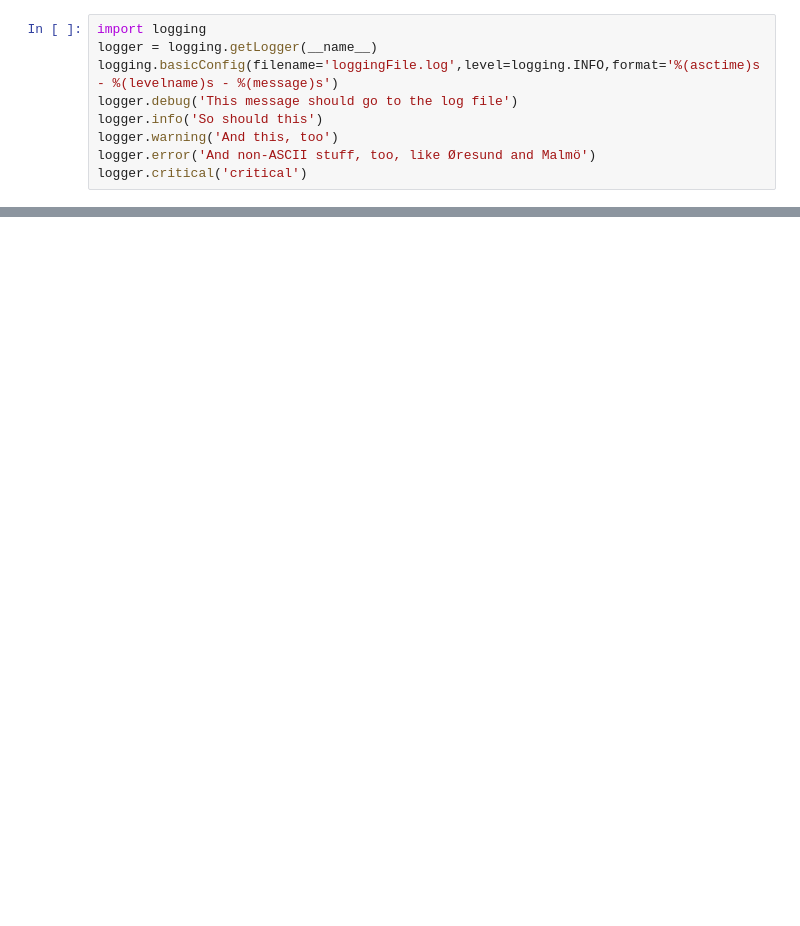
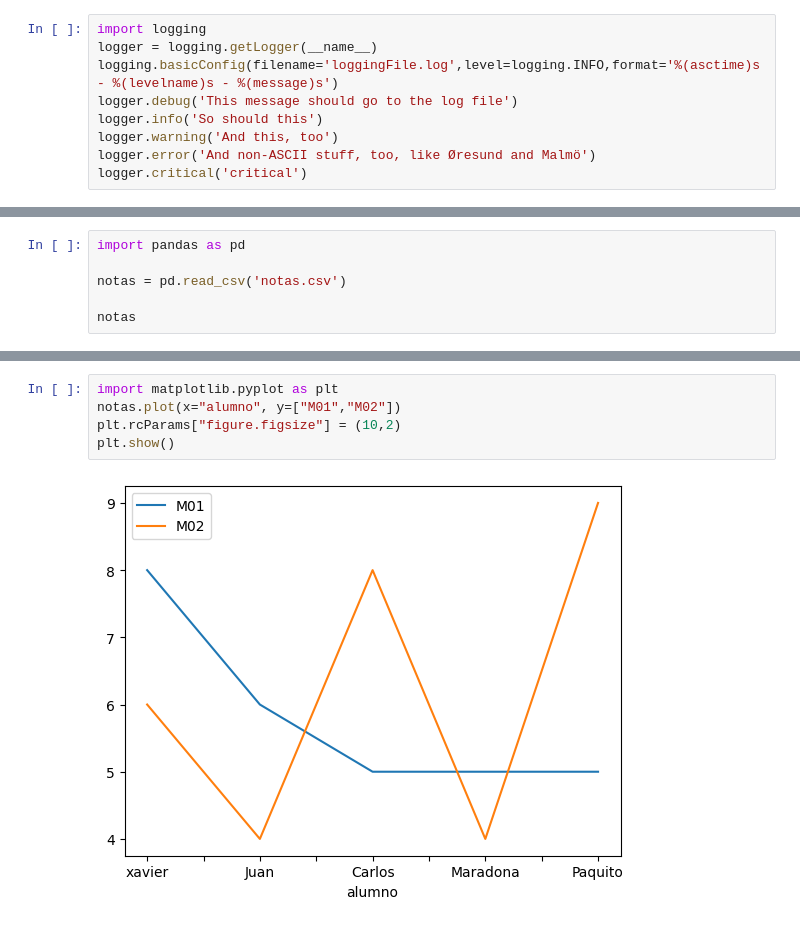
Before and after one commit to Bemen3M07/jupiter-logs-pandas-OmaimaBenHamouda, a Jupyter notebook: logging.ipynb, the cells around one changed output, grey strips where cells are left out. Drawn from its saved outputs; the diff is of its cells as text; blank space fills up the shorter version.

```diff
--- a/logging.ipynb
+++ b/logging.ipynb
@@ -15,0 +41,6 @@ while True:
+# %%
+import pandas as pd
+
+notas = pd.read_csv('notas.csv')
+
+notas
@@ -15,0 +72,7 @@ while True:
+# %%
+import matplotlib.pyplot as plt
+notas.plot(x="alumno", y=["M01","M02"])
+plt.rcParams["figure.figsize"] = (10,2)
+plt.show()
+# %% [output]
+[figure, added]
```
Also changed, not shown: parts of 14 cells of this notebook, 1 other file.
